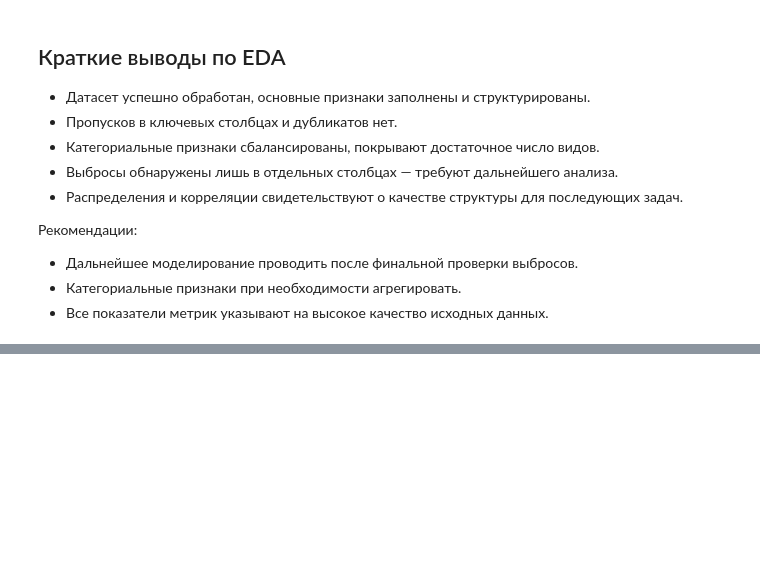
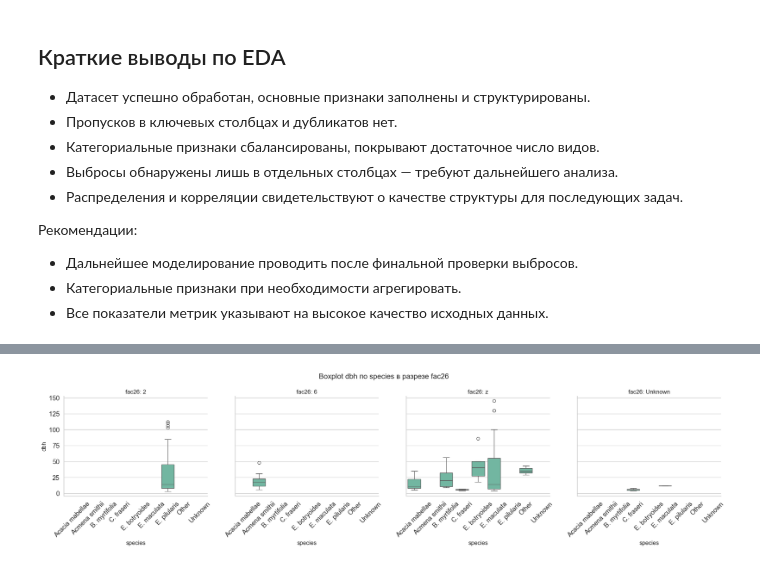
Before and after one commit to aclimova/Klimova-75-63-project, a Jupyter notebook: notebooks/EDA.ipynb, the cells around one changed output, grey strips where cells are left out. Cells and saved outputs as stored; diff of their text form; code cells hidden in the pictures; blank space fills up the shorter version.

```diff
--- a/notebooks/EDA.ipynb
+++ b/notebooks/EDA.ipynb
@@ -260,0 +311,11 @@ plt.show()
+# %%
+g = sns.FacetGrid(df, col="fac26", height=4, aspect=1.25, sharey=True)
+g.map(sns.boxplot, "species", "dbh", order=df['species'].cat.categories)
+g.set_titles('fac26: {col_name}')
+for ax in g.axes.flat:
+    for label in ax.get_xticklabels():
+        label.set_rotation(45)
+plt.suptitle('Boxplot dbh по species в разрезе fac26', fontsize=15, y=1.06)
+plt.show()
+# %% [output]
+[figure, added]
```
Also changed, not shown: parts of 24 cells of this notebook.
